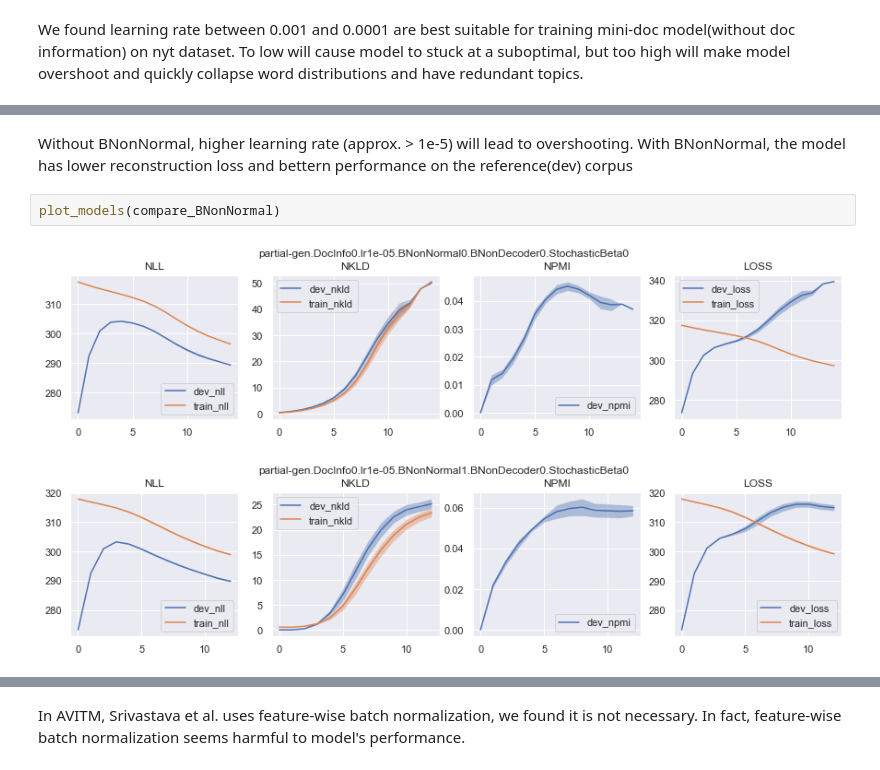
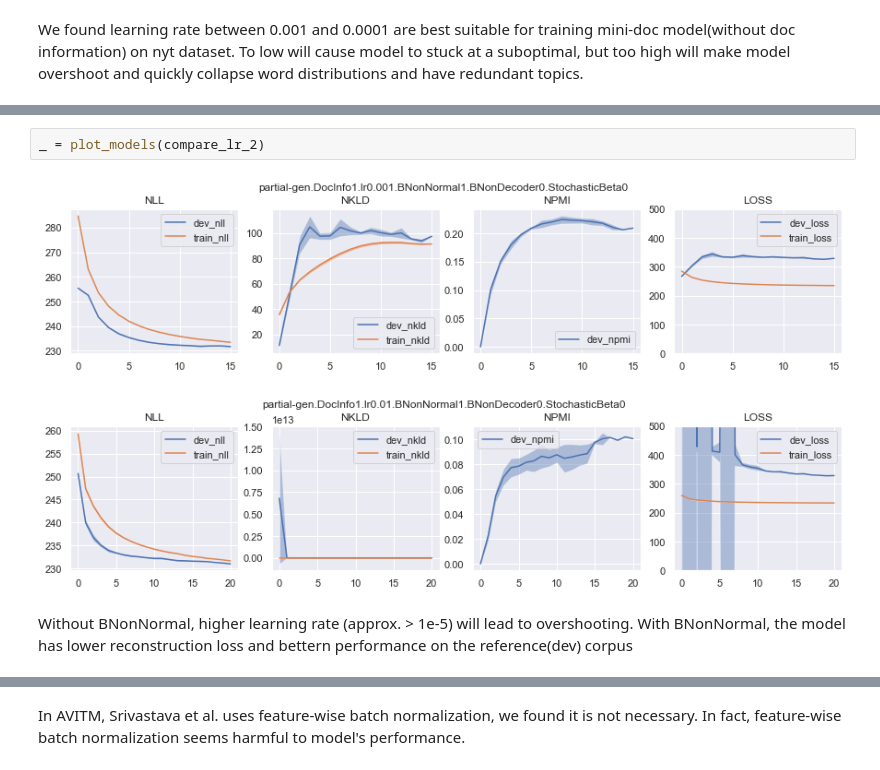
Before and after one commit to leo-liuzy/neural_persona, a Jupyter notebook: visual/plot.ipynb, the cells around one changed output, grey strips where cells are left out. Cells and saved outputs as stored; diff of their text form.

```diff
--- a/visual/plot.ipynb
+++ b/visual/plot.ipynb
@@ -382,7 +390,7 @@ plot_models(compare_lr_2)
+# %%
+_ = plot_models(compare_lr_2)
+# %% [output]
+[figure, added]
+[figure, added]
 # %% [markdown]
 Without BNonNormal, higher learning rate (approx. > 1e-5) will lead to overshooting. With BNonNormal, the model has lower reconstruction loss and bettern performance on the reference(dev) corpus
-# %%
-plot_models(compare_BNonNormal)
-# %% [output]
-[figure, removed]
-[figure, removed]
```
Also changed, not shown: parts of 17 cells of this notebook, 4 other files.
